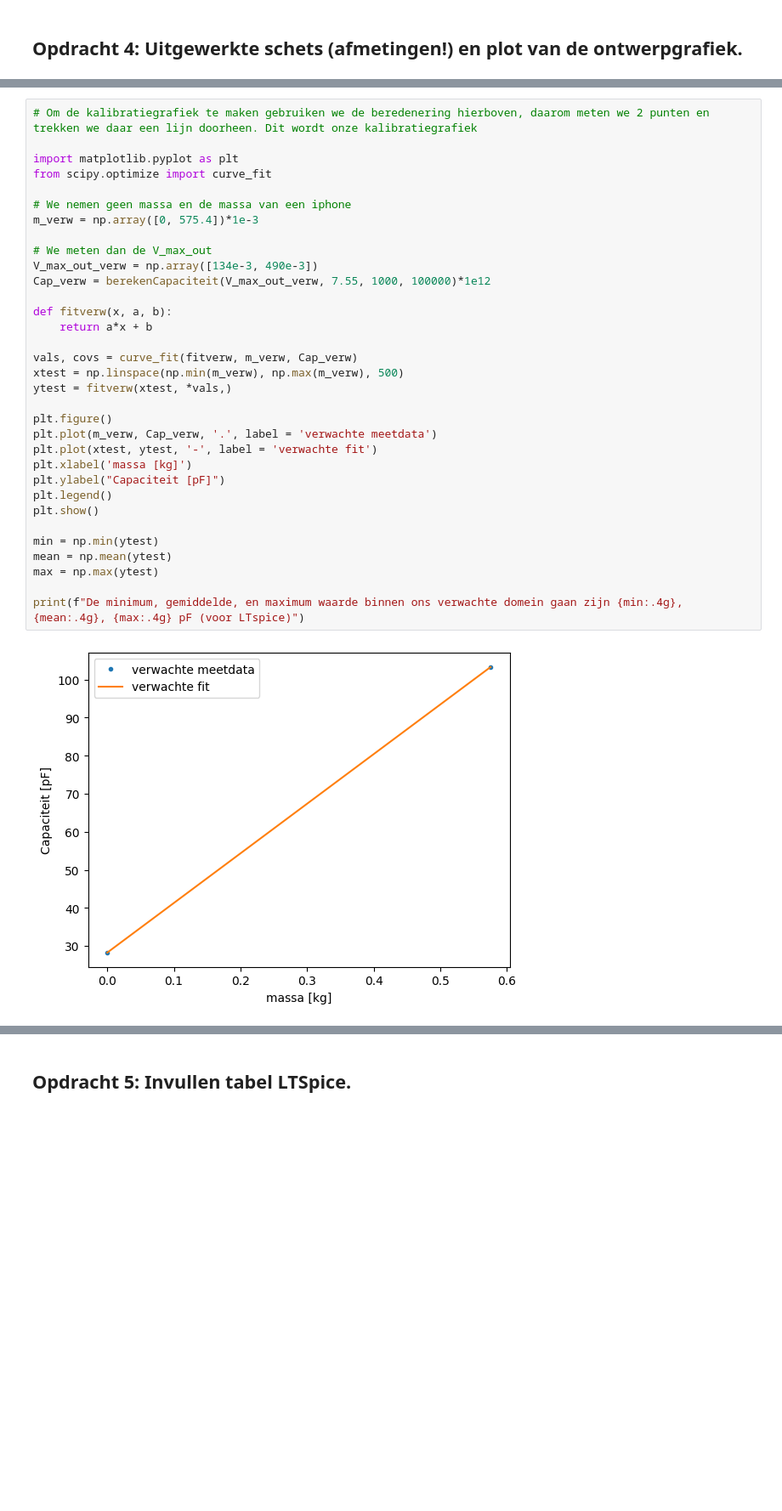
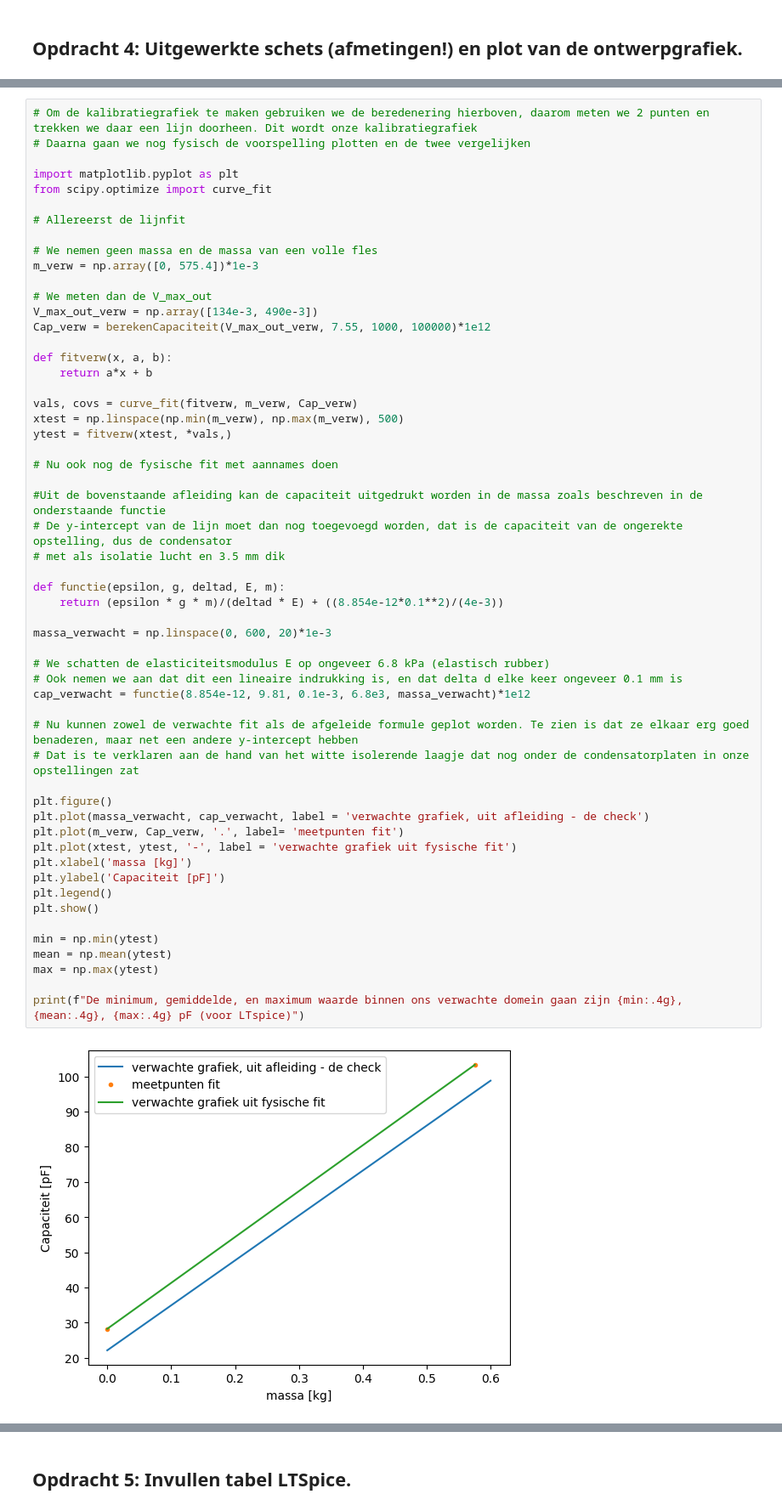
Before and after one commit to cs50202/opdrachten-DEF-D-, a Jupyter notebook: FysiekeOntwerpopdrachten/2OntwerpEenSensorCondensator/DEFOntwerpopdracht2OntwerpEenSensorInvulTemplate.ipynb, the cells around one changed output, grey strips where cells are left out. Shown at 85% size. Cells and saved outputs as stored; diff of their text form; blank space fills up the shorter version.

```diff
--- a/FysiekeOntwerpopdrachten/2OntwerpEenSensorCondensator/DEFOntwerpopdracht2OntwerpEenSensorInvulTemplate.ipynb
+++ b/FysiekeOntwerpopdrachten/2OntwerpEenSensorCondensator/DEFOntwerpopdracht2OntwerpEenSensorInvulTemplate.ipynb
@@ -100,36 +102,58 @@ d was ook omgekeerd evenredig met de capaciteit, dus m is als het goed is, binne
 # %%
 # Om de kalibratiegrafiek te maken gebruiken we de beredenering hierboven, daarom meten we 2 punten en trekken we daar een lijn doorheen. Dit wordt onze kalibratiegrafiek
+# Daarna gaan we nog fysisch de voorspelling plotten en de twee vergelijken
 
 import matplotlib.pyplot as plt
 from scipy.optimize import curve_fit
 
-# We nemen geen massa en de massa van een iphone
+# Allereerst de lijnfit
+
+# We nemen geen massa en de massa van een volle fles
 m_verw = np.array([0, 575.4])*1e-3
 
 # We meten dan de V_max_out
 V_max_out_verw = np.array([134e-3, 490e-3])
 Cap_verw = berekenCapaciteit(V_max_out_verw, 7.55, 1000, 100000)*1e12
 
 def fitverw(x, a, b):
     return a*x + b
 
 vals, covs = curve_fit(fitverw, m_verw, Cap_verw)
 xtest = np.linspace(np.min(m_verw), np.max(m_verw), 500)
 ytest = fitverw(xtest, *vals,)
 
+# Nu ook nog de fysische fit met aannames doen
+
+#Uit de bovenstaande afleiding kan de capaciteit uitgedrukt worden in de massa zoals beschreven in de onderstaande functie
+# De y-intercept van de lijn moet dan nog toegevoegd worden, dat is de capaciteit van de ongerekte opstelling, dus de condensator
+# met als isolatie lucht en 3.5 mm dik
+
+def functie(epsilon, g, deltad, E, m):
+    return (epsilon * g * m)/(deltad * E) + ((8.854e-12*0.1**2)/(4e-3))
+
+massa_verwacht = np.linspace(0, 600, 20)*1e-3
+
+# We schatten de elasticiteitsmodulus E op ongeveer 6.8 kPa (elastisch rubber)
+# Ook nemen we aan dat dit een lineaire indrukking is, en dat delta d elke keer ongeveer 0.1 mm is
+cap_verwacht = functie(8.854e-12, 9.81, 0.1e-3, 6.8e3, massa_verwacht)*1e12
+
+# Nu kunnen zowel de verwachte fit als de afgeleide formule geplot worden. Te zien is dat ze elkaar erg goed benaderen, maar net een andere y-intercept hebben
+# Dat is te verklaren aan de hand van het witte isolerende laagje dat nog onder de condensatorplaten in onze opstellingen zat
+
 plt.figure()
-plt.plot(m_verw, Cap_verw, '.', label = 'verwachte meetdata')
-plt.plot(xtest, ytest, '-', label = 'verwachte fit')
+plt.plot(massa_verwacht, cap_verwacht, label = 'verwachte grafiek, uit afleiding - de check')
+plt.plot(m_verw, Cap_verw, '.', label= 'meetpunten fit')
+plt.plot(xtest, ytest, '-', label = 'verwachte grafiek uit fysische fit')
 plt.xlabel('massa [kg]')
-plt.ylabel("Capaciteit [pF]")
+plt.ylabel('Capaciteit [pF]')
 plt.legend()
 plt.show()
 
 min = np.min(ytest)
 mean = np.mean(ytest)
 max = np.max(ytest)
 
 print(f"De minimum, gemiddelde, en maximum waarde binnen ons verwachte domein gaan zijn {min:.4g}, {mean:.4g}, {max:.4g} pF (voor LTspice)")
 # %% [output]
-[figure, old version]
+[figure, new version]
 De minimum, gemiddelde, en maximum waarde binnen ons verwachte domein gaan zijn 28.25, 65.77, 103.3 pF (voor LTspice)
```
Also changed, not shown: parts of 11 cells of this notebook.
